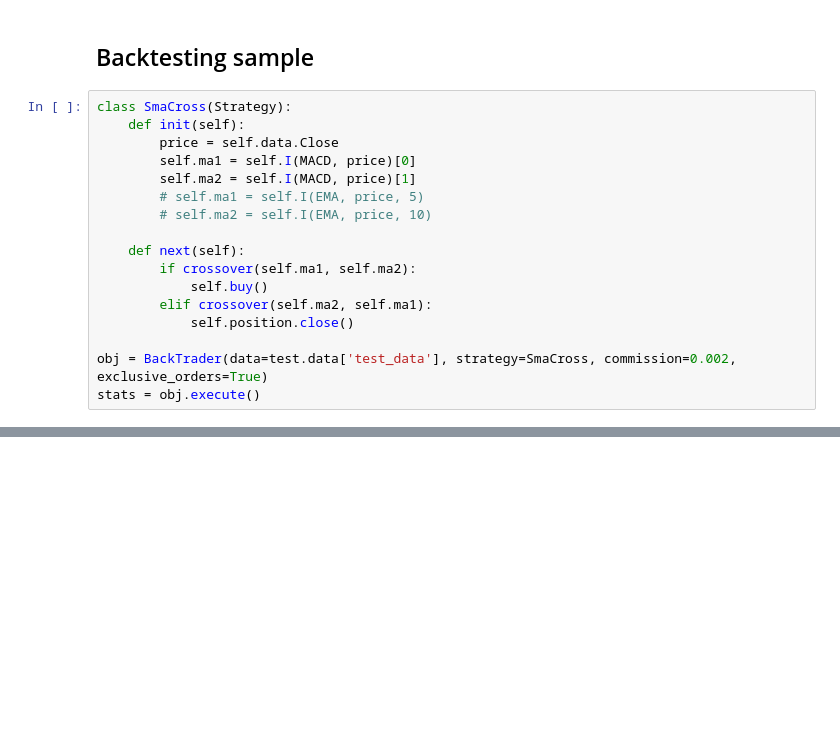
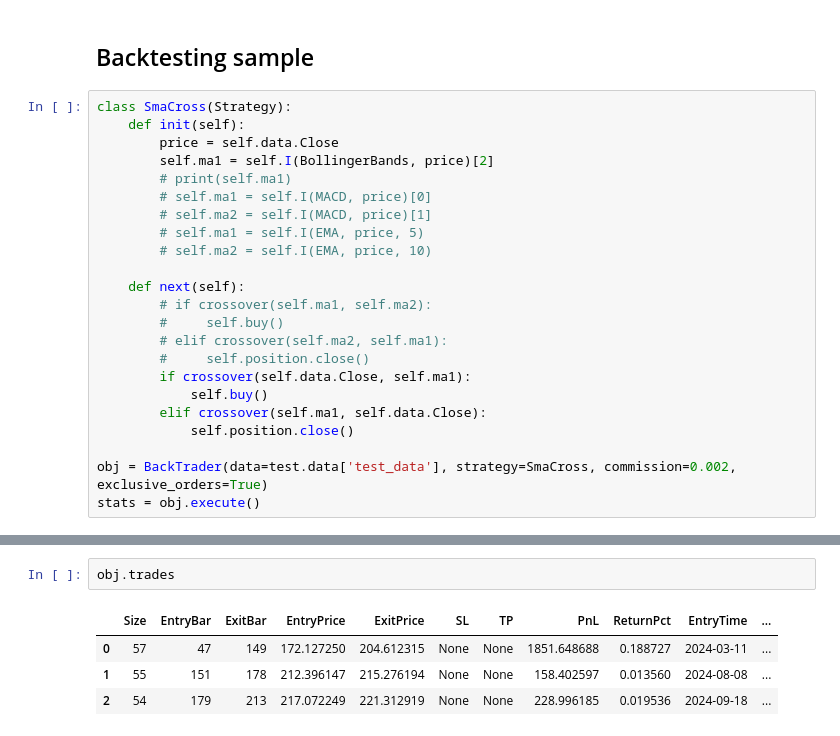
Before and after one commit to QuanPham19/trader-joe, a Jupyter notebook: trader.ipynb, the cells around one changed output, grey strips where cells are left out. Drawn from its saved outputs; the diff is of its cells as text; blank space fills up the shorter version.

```diff
--- a/trader.ipynb
+++ b/trader.ipynb
@@ -53,15 +53,21 @@ test.run()
 class SmaCross(Strategy):
     def init(self):
         price = self.data.Close
-        self.ma1 = self.I(MACD, price)[0]
-        self.ma2 = self.I(MACD, price)[1]
+        self.ma1 = self.I(BollingerBands, price)[2]
+        # print(self.ma1)
+        # self.ma1 = self.I(MACD, price)[0]
+        # self.ma2 = self.I(MACD, price)[1]
         # self.ma1 = self.I(EMA, price, 5)
         # self.ma2 = self.I(EMA, price, 10)
 
     def next(self):
-        if crossover(self.ma1, self.ma2):
+        # if crossover(self.ma1, self.ma2):
+        #     self.buy()
+        # elif crossover(self.ma2, self.ma1):
+        #     self.position.close()
+        if crossover(self.data.Close, self.ma1):
             self.buy()
-        elif crossover(self.ma2, self.ma1):
+        elif crossover(self.ma1, self.data.Close):
             self.position.close()
 
 obj = BackTrader(data=test.data['test_data'], strategy=SmaCross, commission=0.002, exclusive_orders=True)
@@ -69,3 +75,10 @@ stats = obj.execute()
 # %% [output]
 [interactive output not drawn]
 [interactive output not drawn]
+# %%
+obj.trades
+# %% [output]
+|  | Size | EntryBar | ExitBar | EntryPrice | ExitPrice | SL | TP | PnL | ReturnPct | EntryTime | ... |
+| 0 | 57 | 47 | 149 | 172.127250 | 204.612315 | None | None | 1851.648688 | 0.188727 | 2024-03-11 | ... |
+| 1 | 55 | 151 | 178 | 212.396147 | 215.276194 | None | None | 158.402597 | 0.013560 | 2024-08-08 | ... |
+| 2 | 54 | 179 | 213 | 217.072249 | 221.312919 | None | None | 228.996185 | 0.019536 | 2024-09-18 | ... |
```
